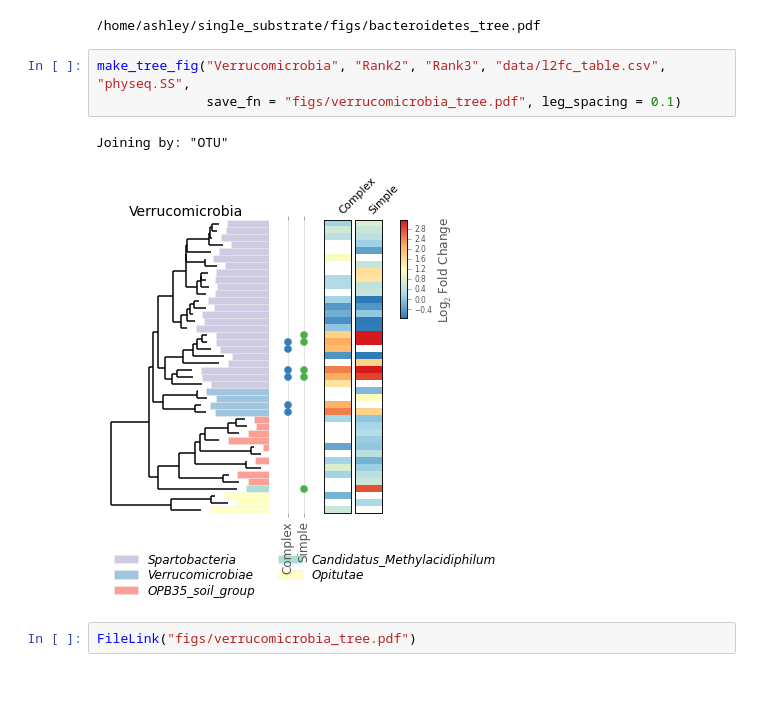
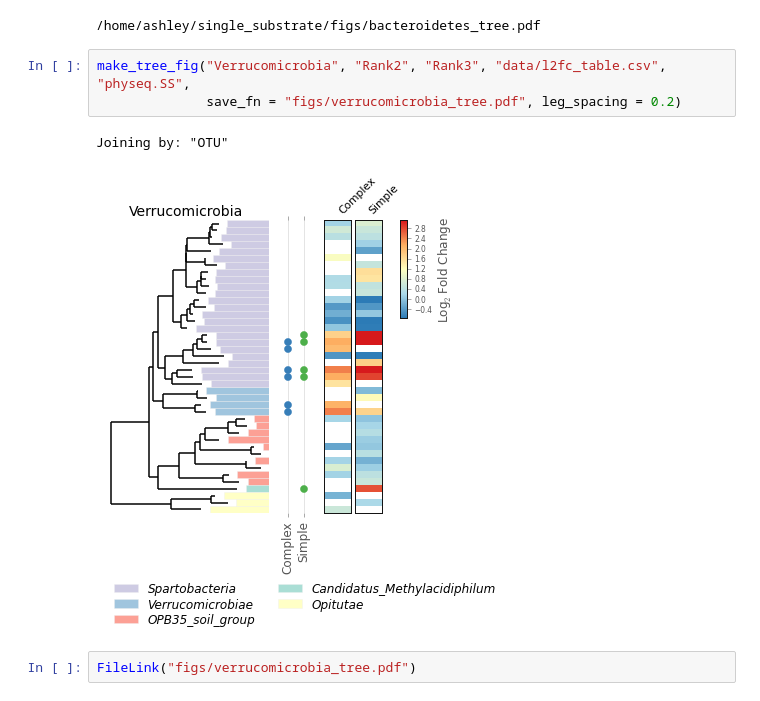
Before and after one commit to acampbellina/single_substrate, a Jupyter notebook: Trees.ipynb, the cells around one changed output. Drawn from its saved outputs; the diff is of its cells as text.

```diff
--- a/Trees.ipynb
+++ b/Trees.ipynb
@@ -457,10 +457,10 @@ FileLink("figs/bacteroidetes_tree.pdf")
 /home/ashley/single_substrate/figs/bacteroidetes_tree.pdf
 # %%
 make_tree_fig("Verrucomicrobia", "Rank2", "Rank3", "data/l2fc_table.csv", "physeq.SS",
-              save_fn = "figs/verrucomicrobia_tree.pdf", leg_spacing = 0.1)
+              save_fn = "figs/verrucomicrobia_tree.pdf", leg_spacing = 0.2)
 # %% [output]
 Joining by: "OTU"
-[figure, old version]
+[figure, new version]
 # %%
 FileLink("figs/verrucomicrobia_tree.pdf")
 # %% [output]
```
Also changed, not shown: parts of 6 cells of this notebook, 10 other files.
